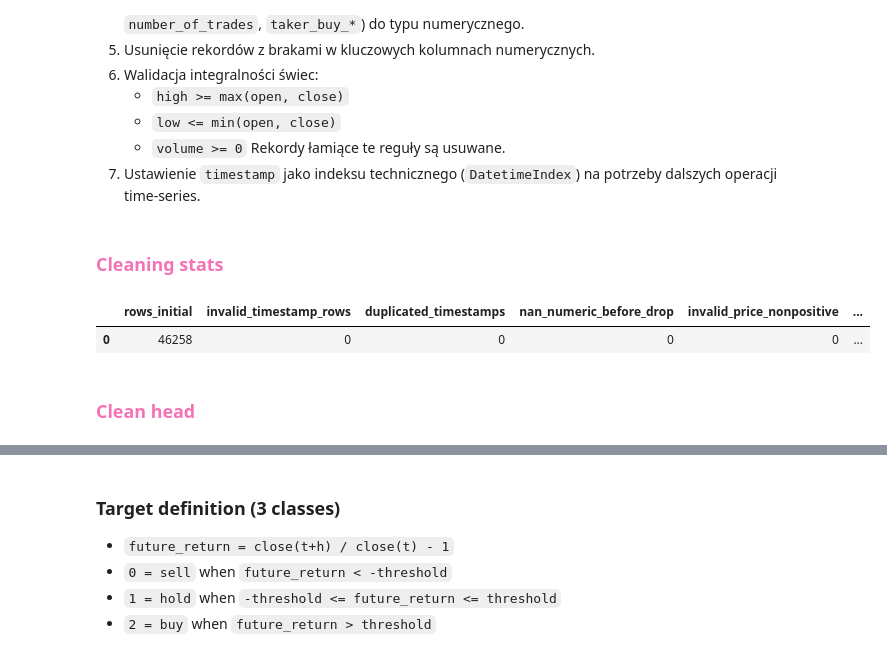
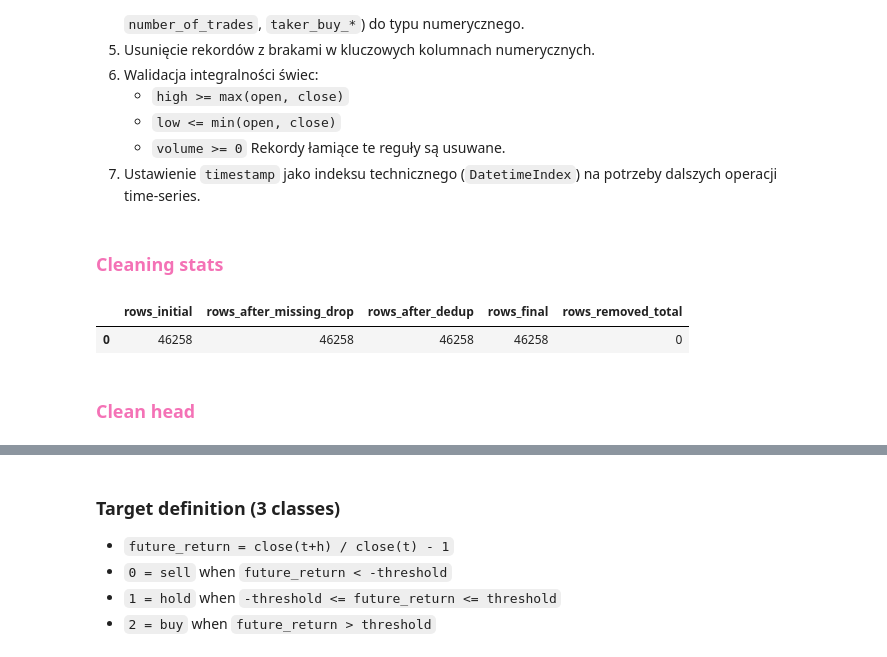
Before and after one commit to aneq05/eth-mlp-project, a Jupyter notebook: final_version/final_v.ipynb, the cells around one changed output, grey strips where cells are left out. Drawn from its saved outputs; the diff is of its cells as text; code cells hidden in the pictures.

```diff
--- a/final_version/final_v.ipynb
+++ b/final_version/final_v.ipynb
@@ -269,73 +269,60 @@ styler.style_me(candles_integrity)
 7. Ustawienie `timestamp` jako indeksu technicznego (`DatetimeIndex`) na potrzeby dalszych operacji time-series.
 # %%
 def clean_ohlcv(df: pd.DataFrame) -> tuple[pd.DataFrame, dict[str, int]]:
-    stats: dict[str, int] = {}
     work = df.copy()
-
-    stats["rows_initial"] = int(len(work))
-
-    work["timestamp"] = pd.to_datetime(work["timestamp"], utc=True, errors="coerce")
-    stats["invalid_timestamp_rows"] = int(work["timestamp"].isna().sum())
-    work = work.dropna(subset=["timestamp"]).copy()
-
-    work = work.sort_values("timestamp").copy()
-
-    duplicated_ts = int(work["timestamp"].duplicated().sum())
-    stats["duplicated_timestamps"] = duplicated_ts
-    work = work.drop_duplicates(subset=["timestamp"], keep="first").copy()
+    rows_initial = len(work)
 
     numeric_cols = [
         "open",
         "high",
         "low",
         "close",
         "volume",
         "quote_asset_volume",
         "number_of_trades",
         "taker_buy_base_asset_volume",
         "taker_buy_quote_asset_volume",
     ]
+
+    work["timestamp"] = pd.to_datetime(work["timestamp"], utc=True, errors="coerce")
     for col in numeric_cols:
         work[col] = pd.to_numeric(work[col], errors="coerce")
 
-    stats["nan_numeric_before_drop"] = int(work[numeric_cols].isna().sum().sum())
-    work = work.dropna(subset=numeric_cols).copy()
+    work = work.dropna(subset=["timestamp", *numeric_cols]).copy()
+    rows_after_missing = len(work)
 
-    invalid_price_nonpositive = (
-        (work["open"] <= 0)
-        | (work["high"] <= 0)
-        | (work["low"] <= 0)
-        | (work["close"] <= 0)
+    work = work.sort_values("timestamp").drop_duplicates(subset=["timestamp"], keep="first").copy()
+    rows_after_dedup = len(work)
+
+    valid_rows = (
+        (work[["open", "high", "low", "close"]] > 0).all(axis=1)
+        & (work["high"] >= work[["open", "close"]].max(axis=1))
+        & (work["low"] <= work[["open", "close"]].min(axis=1))
+        & (work["volume"] >= 0)
     )
-    invalid_high = work["high"] < work[["open", "close"]].max(axis=1)
-    invalid_low = work["low"] > work[["open", "close"]].min(axis=1)
-    negative_volume = work["volume"] < 0
+    work = work.loc[valid_rows].copy()
 
-    invalid_any = invalid_price_nonpositive | invalid_high | invalid_low | negative_volume
+    work = work.set_index("timestamp").sort_index()
+    rows_final = len(work)
 
-    stats["invalid_price_nonpositive"] = int(invalid_price_nonpositive.sum())
-    stats["invalid_high"] = int(invalid_high.sum())
-    stats["invalid_low"] = int(invalid_low.sum())
-    stats["negative_volume"] = int(negative_volume.sum())
-    stats["rows_removed_integrity"] = int(invalid_any.sum())
-
-    work = work.loc[~invalid_any].copy()
-
-    work = work.set_index("timestamp")
-    work = work.sort_index()
-
-    stats["rows_final"] = int(len(work))
+    stats = {
+        "rows_initial": int(rows_initial),
+        "rows_after_missing_drop": int(rows_after_missing),
+        "rows_after_dedup": int(rows_after_dedup),
+        "rows_final": int(rows_final),
+        "rows_removed_total": int(rows_initial - rows_final),
+    }
     return work, stats
 
 
 clean_df, cleaning_stats = clean_ohlcv(raw_data)
 
 styler.style_me(pd.DataFrame([cleaning_stats]), title="Cleaning stats")
 styler.style_me(clean_df.reset_index().head(), title="Clean head")
 # %% [output]
 Cleaning stats
-|  | rows_initial | invalid_timestamp_rows | duplicated_timestamps | nan_numeric_before_drop | invalid_price_nonpositive | ... |
-| 0 | 46258 | 0 | 0 | 0 | 0 | ... |
+|  | rows_initial | rows_after_missing_drop | rows_after_dedup | rows_final | rows_removed_total |
+| 0 | 46258 | 46258 | 46258 | 46258 | 0 |
 Clean head
 |  | timestamp | open | high | low | close | volume | quote_asset_volume | number_of_trades | ... |
 | 0 | 2021-01-01 00:00:00+00:00 | 736.420000 | 739.000000 | 729.330000 | 734.070000 | 27932.698840 | 20479903.476036 | 22671 | ... |
```
Also changed, not shown: parts of 35 cells of this notebook, 30 other files.
